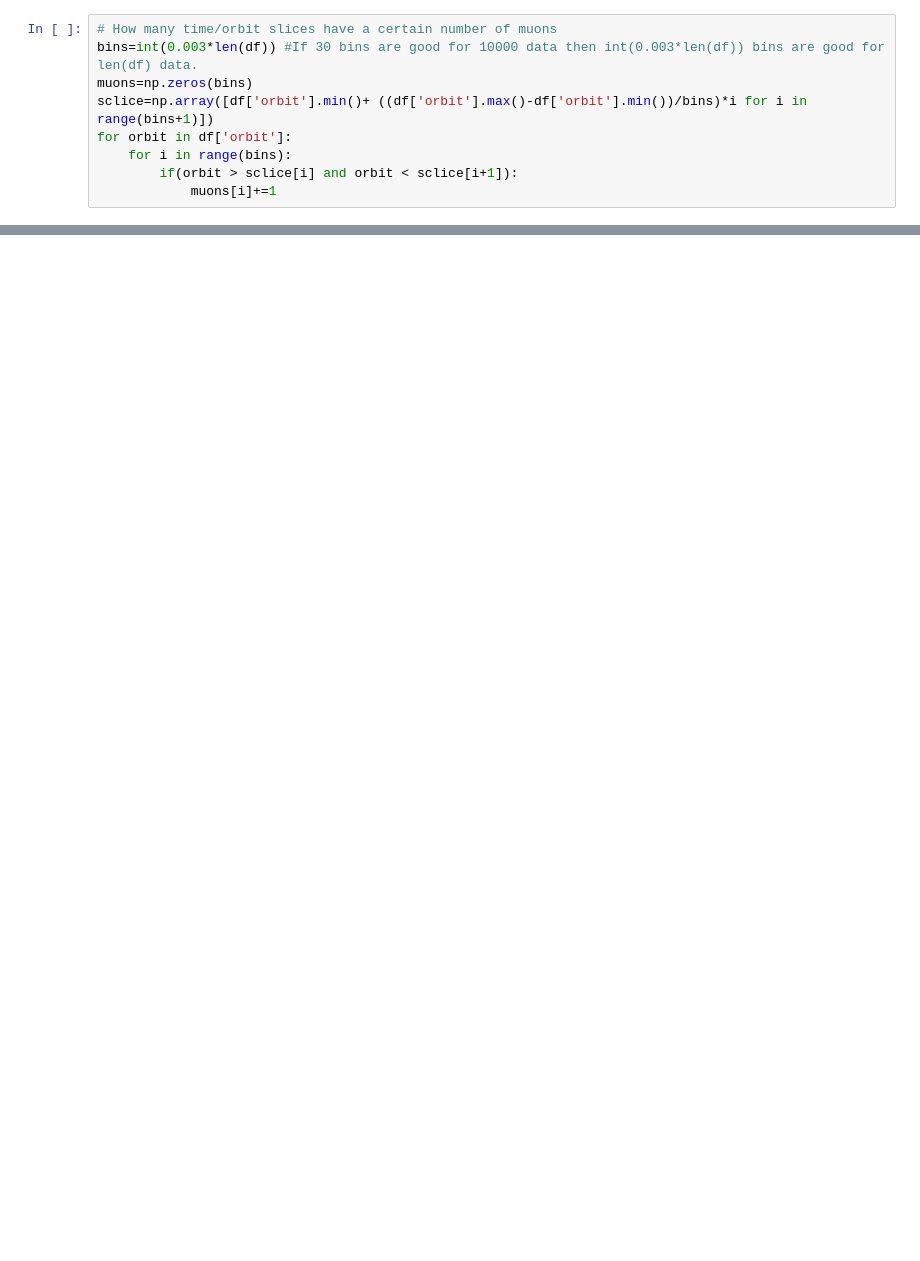
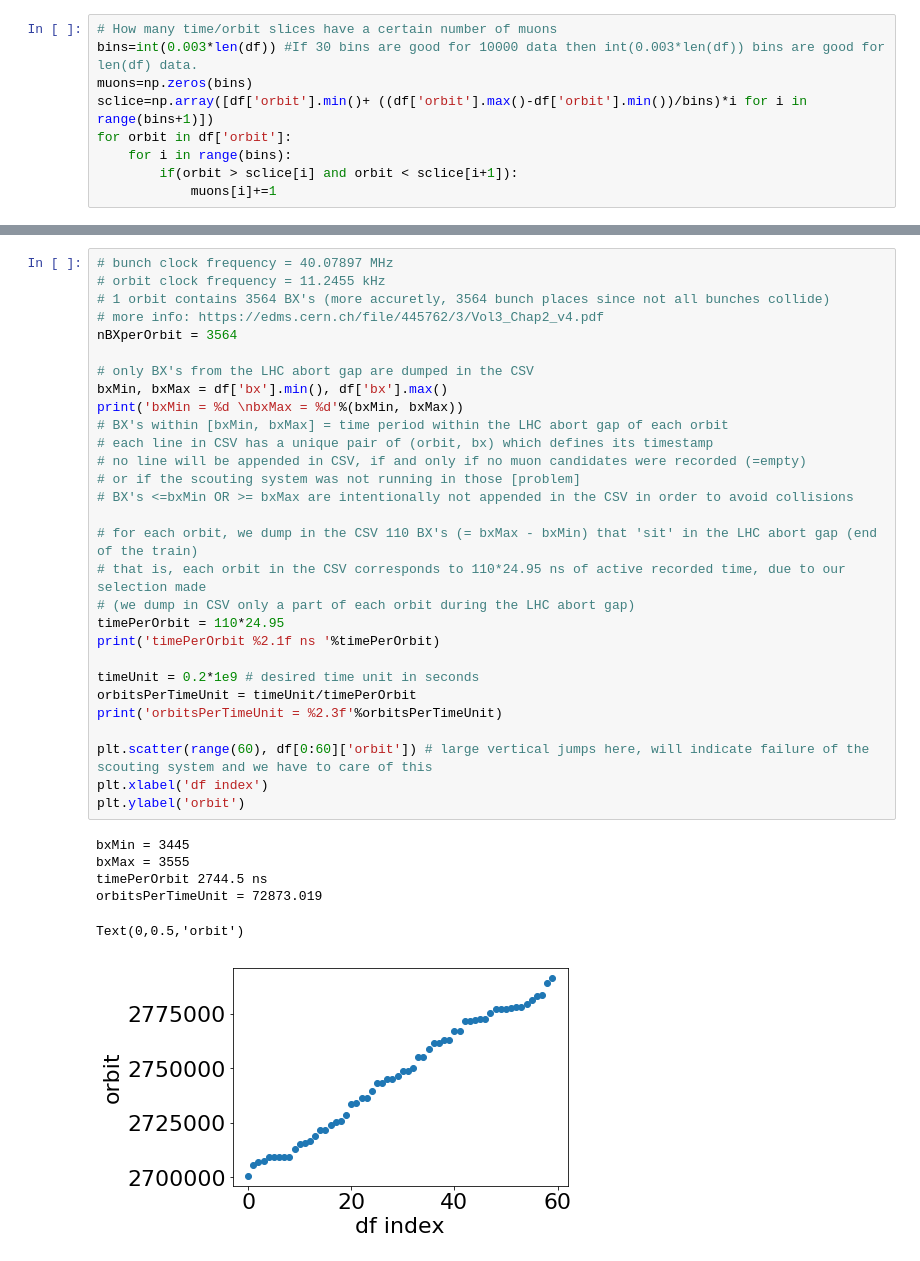
Before and after one commit to GeorgeAlex22/scout, a Jupyter notebook: Test__scout_326790_000000_trunc.ipynb, the cells around one changed output, grey strips where cells are left out. Cells and saved outputs as stored; diff of their text form; blank space fills up the shorter version.

```diff
--- a/Test__scout_326790_000000_trunc.ipynb
+++ b/Test__scout_326790_000000_trunc.ipynb
@@ -40,0 +57,36 @@ sns.distplot(muons, kde=False)# How many time/orbit slices have a certain number
+# %%
+# bunch clock frequency = 40.07897 MHz
+# orbit clock frequency = 11.2455 kHz
+# 1 orbit contains 3564 BX's (more accuretly, 3564 bunch places since not all bunches collide)
+# more info: https://edms.cern.ch/file/445762/3/Vol3_Chap2_v4.pdf
+nBXperOrbit = 3564
+
+# only BX's from the LHC abort gap are dumped in the CSV
+bxMin, bxMax = df['bx'].min(), df['bx'].max()
+print('bxMin = %d \nbxMax = %d'%(bxMin, bxMax))
+# BX's within [bxMin, bxMax] = time period within the LHC abort gap of each orbit
+# each line in CSV has a unique pair of (orbit, bx) which defines its timestamp
+# no line will be appended in CSV, if and only if no muon candidates were recorded (=empty)
+# or if the scouting system was not running in those [problem]
+# BX's <=bxMin OR >= bxMax are intentionally not appended in the CSV in order to avoid collisions
+
+# for each orbit, we dump in the CSV 110 BX's (= bxMax - bxMin) that 'sit' in the LHC abort gap (end of the train)
+# that is, each orbit in the CSV corresponds to 110*24.95 ns of active recorded time, due to our selection made
+# (we dump in CSV only a part of each orbit during the LHC abort gap)
+timePerOrbit = 110*24.95
+print('timePerOrbit %2.1f ns '%timePerOrbit)
+
+timeUnit = 0.2*1e9 # desired time unit in seconds
+orbitsPerTimeUnit = timeUnit/timePerOrbit
+print('orbitsPerTimeUnit = %2.3f'%orbitsPerTimeUnit)
+
+plt.scatter(range(60), df[0:60]['orbit']) # large vertical jumps here, will indicate failure of the scouting system and we have to care of this
+plt.xlabel('df index')
+plt.ylabel('orbit')
+# %% [output]
+bxMin = 3445
+bxMax = 3555
+timePerOrbit 2744.5 ns
+orbitsPerTimeUnit = 72873.019
+Text(0,0.5,'orbit')
+[figure, added]
```
Also changed, not shown: parts of 6 cells of this notebook, 1 other file.
